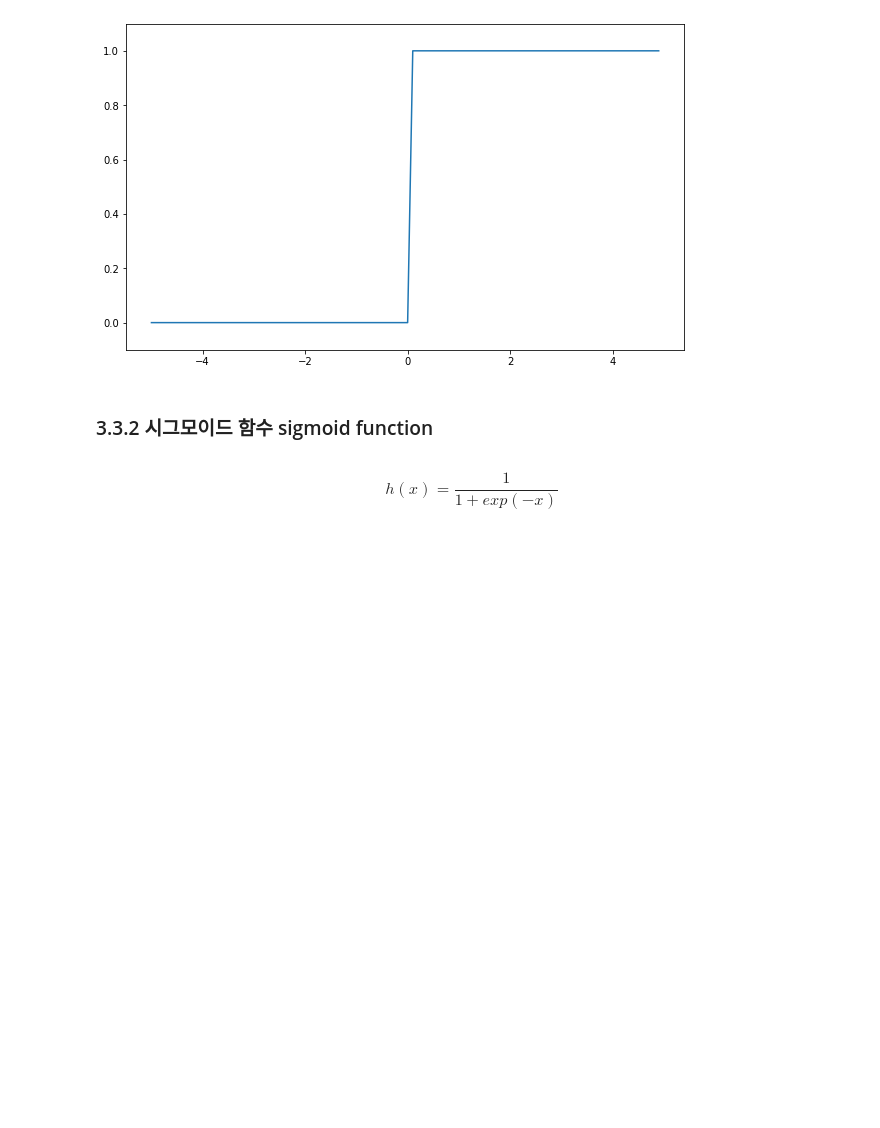
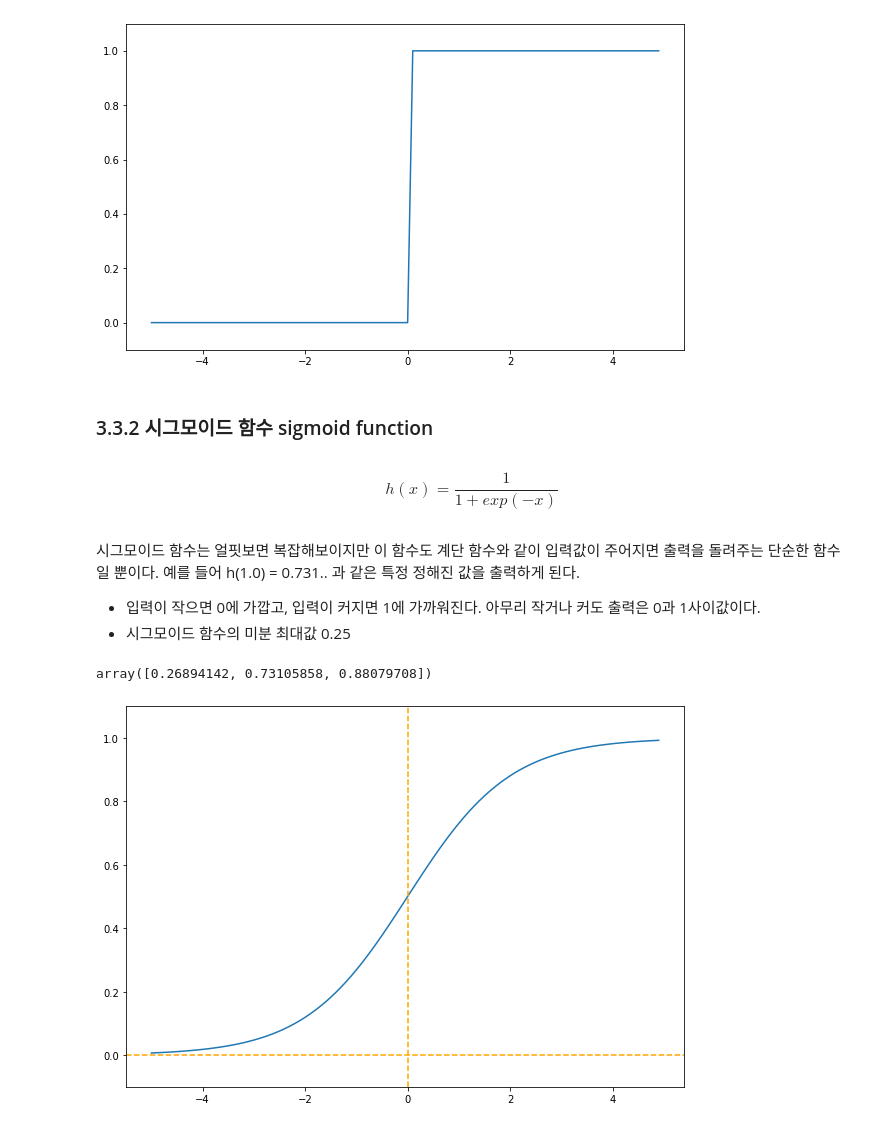
Before and after one commit to y001003/yeardream, a Jupyter notebook: DL/밑바닥부터_시작하는_딥러닝_3장_신경망.ipynb, the cells around one changed output. Drawn from its saved outputs; the diff is of its cells as text; code cells hidden in the pictures; blank space fills up the shorter version.

```diff
--- a/DL/밑바닥부터_시작하는_딥러닝_3장_신경망.ipynb
+++ b/DL/밑바닥부터_시작하는_딥러닝_3장_신경망.ipynb
@@ -56,3 +57,26 @@ plt.show()
 $$
 h(x) = \frac{1}{1 + exp(-x)}
 $$
+# %% [markdown]
+시그모이드 함수는 얼핏보면 복잡해보이지만 이 함수도 계단 함수와 같이 입력값이 주어지면 출력을 돌려주는 단순한 함수일 뿐이다.  예를 들어 h(1.0) = 0.731.. 과 같은 특정 정해진 값을 출력하게 된다.
+- 입력이 작으면 0에 가깝고, 입력이 커지면 1에 가까워진다. 아무리 작거나 커도 출력은 0과 1사이값이다.
+- 시그모이드 함수의 미분 최대값 0.25
+# %%
+# 시그모이드 함수의 코드 구현
+def sigmoid(x):
+    return 1/(1+np.exp(-x))
+x = np.array([-1,1,2])
+sigmoid(x)
+# %% [output]
+array([0.26894142, 0.73105858, 0.88079708])
+# %%
+x = np.arange(-5,5,0.1)
+y = sigmoid(x)
+plt.figure(figsize=(10,7))
+plt.plot(x,y)
+plt.axhline(y=0, color='orange', linestyle='--')
+plt.axvline(x=0, color='orange', linestyle='--')
+plt.ylim(-0.1,1.1) # y축의 범위 지정
+plt.show()
+# %% [output]
+[figure, added]
```
Also changed, not shown: parts of 7 cells of this notebook.
